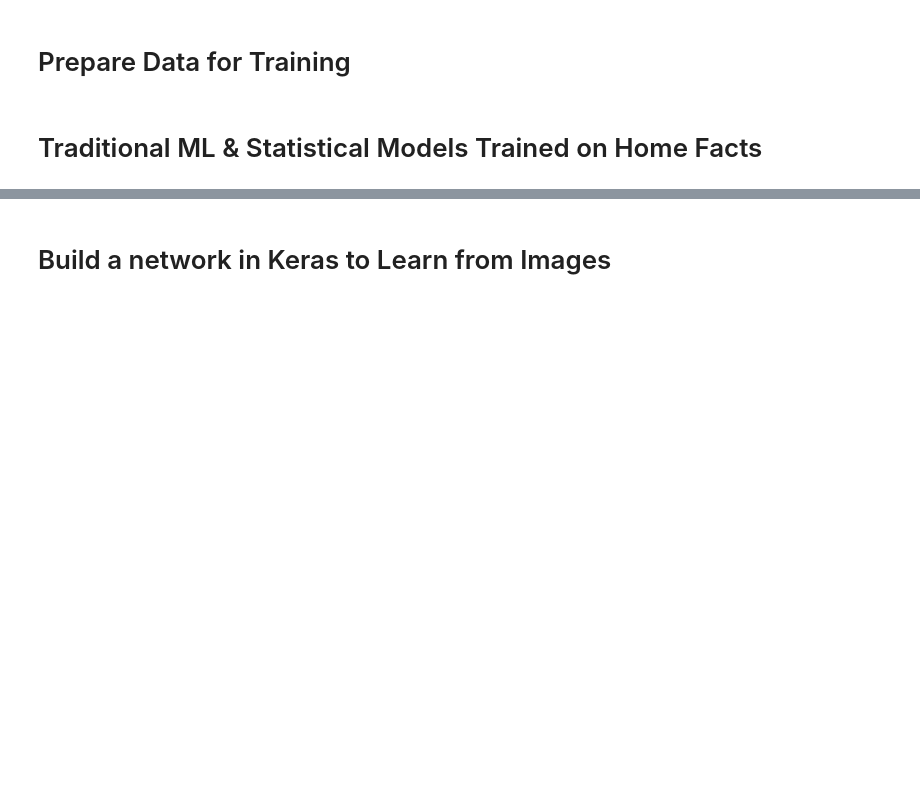
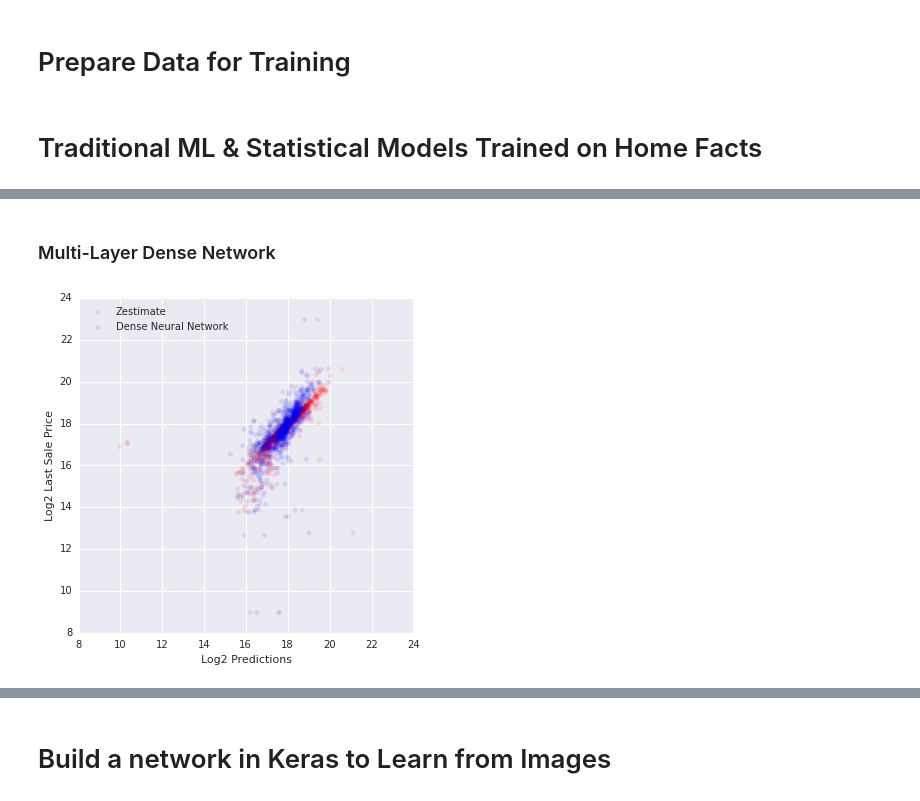
Before and after one commit to jeffschecter/sandbox, a Jupyter notebook: zillow/zillow.ipynb, the cells around one changed output, grey strips where cells are left out. Drawn from its saved outputs; the diff is of its cells as text; code cells hidden in the pictures; blank space fills up the shorter version.

```diff
--- a/zillow/zillow.ipynb
+++ b/zillow/zillow.ipynb
@@ -166,0 +163,45 @@ random forest 120427.675307
+# %% [markdown]
+### Multi-Layer Dense Network
+# %%
+def FactRegressor(n_facts, hidden_sizes=[100, 50, 20], nonlin=layers.advanced_activations.ELU):
+    model = models.Sequential()
+    sizes = [n_facts] + hidden_sizes + [1]
+    for i, (in_size, out_size) in enumerate(zip(sizes[:-1], sizes[1:])):
+        if i > 0 and i < len(sizes) - 1:
+            model.add(layers.Dropout(0.5))
+        model.add(layers.Dense(out_size, input_dim=in_size))
+        model.add(nonlin())
+    return model
+# %%
+fr = FactRegressor(vf.shape[1], hidden_sizes=[258, 128, 64, 32, 16])
+# %%
+fr.compile(optimizer="adam", loss="mse")
+# %%
+fr_history = fr.fit(
+    vf[train_ixs],
+    np.array(np.log2(train_df.last_sold)),
+    batch_size=128,
+    nb_epoch=500,
+    verbose=0,
+    validation_data=(
+        vf[test_ixs],
+        np.array(np.log2(test_df.last_sold))),
+    shuffle=True)
+# %%
+fr_preds = fr.predict(vf[test_ixs]).reshape((test_df.shape[0],))
+
+figsize(6, 6)
+plt.scatter(
+    np.log2(df.zestimate[test_ixs]), np.log2(df.last_sold[test_ixs]),
+    color="red", label="Zestimate", alpha=0.1)
+plt.scatter(
+    fr_preds, np.log2(df.last_sold[test_ixs]),
+    color="blue", label="Dense Neural Network", alpha=0.1)
+plt.xlabel("Log2 Predictions")
+plt.ylabel("Log2 Last Sale Price")
+plt.xlim(8, 24)
+plt.ylim(8, 24)
+plt.legend(loc="upper left")
+plt.show()
+# %% [output]
+[figure, added]
```
Also changed, not shown: parts of 37 cells of this notebook, 2 other files.
